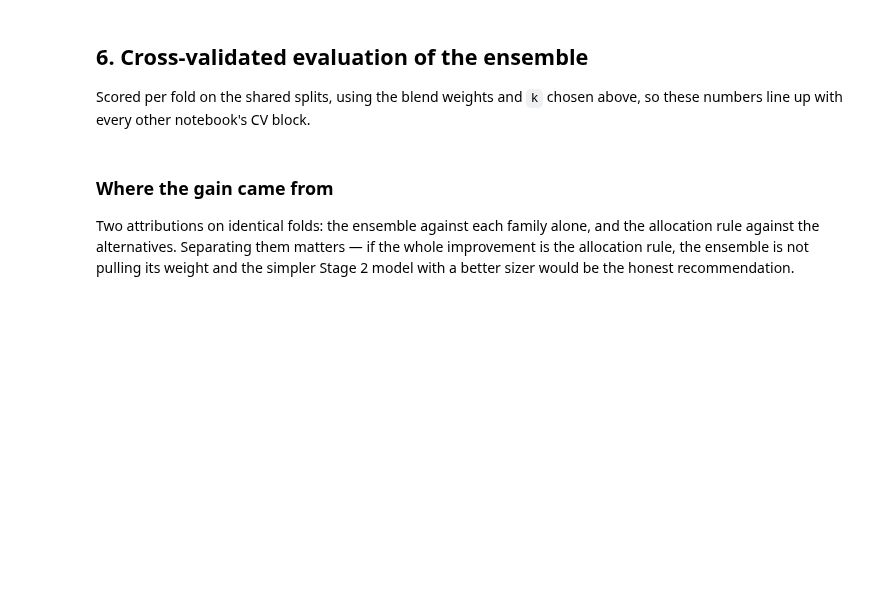
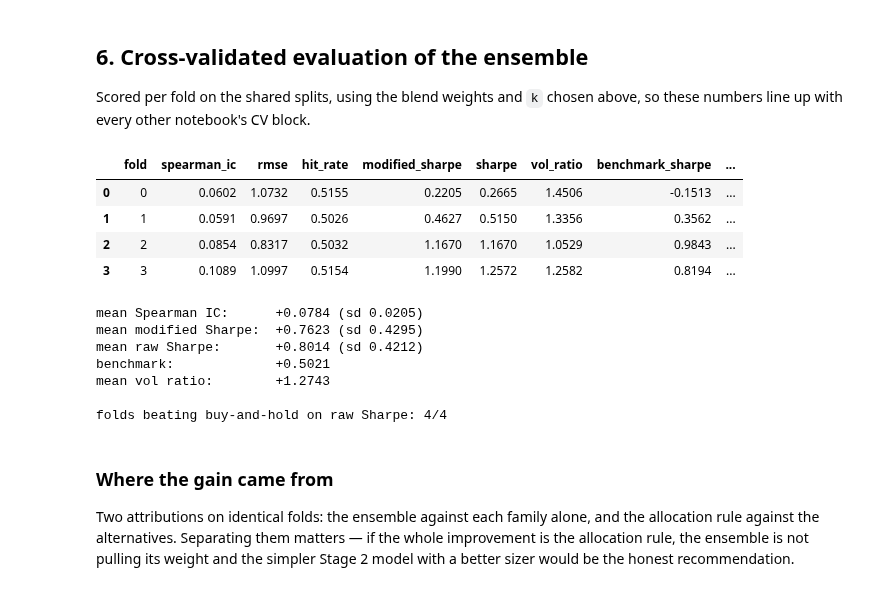
Before and after one commit to Seren1971/PMDL-Project-Market-Prediction, a Jupyter notebook: model_improvements/improved_ensemble_optuna.ipynb, the cells around one changed output. Drawn from its saved outputs; the diff is of its cells as text; code cells hidden in the pictures; blank space fills up the shorter version.

```diff
--- a/model_improvements/improved_ensemble_optuna.ipynb
+++ b/model_improvements/improved_ensemble_optuna.ipynb
@@ -340,29 +650,50 @@ above, so these numbers line up with every other notebook's CV block.
 # %%
 fold_metrics = []
 for fold in folds:
     idx = fold.val_idx
     val = train_df.iloc[idx]
-    preds = pd.DataFrame({f: oof[f][idx] for f in WEIGHTS})
-    pred = blend(preds, WEIGHTS)
-    pos = naive_allocation(pred, k=K)
+    preds = standardise(pd.DataFrame({f: oof[f][idx] for f in WEIGHTS}))
+    pred = scale_blend(blend(preds, WEIGHTS))   # same frozen scale
+    # FIX G — vol-budget sizing, not a constant k; vol_20 is already a
+    # feature column so no extra lookup is needed.
+    pos = vol_budget_allocation(1.0 + pred, val["vol_20"].to_numpy())
 
     m = evaluate(y.iloc[idx].to_numpy(), pred, weights=pos,
                  forward_returns=val["forward_returns"].to_numpy(),
                  risk_free_rate=val["risk_free_rate"].to_numpy())
     m["fold"] = fold.index
     fold_metrics.append(m)
 
 display(pd.DataFrame(fold_metrics)[
     ["fold", "spearman_ic", "rmse", "hit_rate", "modified_sharpe", "sharpe",
      "vol_ratio", "benchmark_sharpe", "mean_weight"]].round(4))
 
 cv_metrics = aggregate_folds([{k_: v for k_, v in m.items() if k_ != "fold"}
                               for m in fold_metrics])
 print("\nmean Spearman IC:      {spearman_ic_mean:+.4f} (sd {spearman_ic_std:.4f})"
       .format(**cv_metrics))
 print("mean modified Sharpe:  {modified_sharpe_mean:+.4f} (sd {modified_sharpe_std:.4f})"
       .format(**cv_metrics))
+print("mean raw Sharpe:       {sharpe_mean:+.4f} (sd {sharpe_std:.4f})"
+      .format(**cv_metrics))
 print("benchmark:             {benchmark_sharpe_mean:+.4f}".format(**cv_metrics))
+print("mean vol ratio:        {vol_ratio_mean:+.4f}".format(**cv_metrics))
+
+_beat = sum(m["sharpe"] > m["benchmark_sharpe"] for m in fold_metrics)
+print(f"\nfolds beating buy-and-hold on raw Sharpe: {_beat}/{len(fold_metrics)}")
+# %% [output]
+|  | fold | spearman_ic | rmse | hit_rate | modified_sharpe | sharpe | vol_ratio | benchmark_sharpe | ... |
+| 0 | 0 | 0.0602 | 1.0732 | 0.5155 | 0.2205 | 0.2665 | 1.4506 | -0.1513 | ... |
+| 1 | 1 | 0.0591 | 0.9697 | 0.5026 | 0.4627 | 0.5150 | 1.3356 | 0.3562 | ... |
+| 2 | 2 | 0.0854 | 0.8317 | 0.5032 | 1.1670 | 1.1670 | 1.0529 | 0.9843 | ... |
+| 3 | 3 | 0.1089 | 1.0997 | 0.5154 | 1.1990 | 1.2572 | 1.2582 | 0.8194 | ... |
+mean Spearman IC:      +0.0784 (sd 0.0205)
+mean modified Sharpe:  +0.7623 (sd 0.4295)
+mean raw Sharpe:       +0.8014 (sd 0.4212)
+benchmark:             +0.5021
+mean vol ratio:        +1.2743
+
+folds beating buy-and-hold on raw Sharpe: 4/4
 # %% [markdown]
 ### Where the gain came from
 
```
Also changed, not shown: parts of 20 cells of this notebook, 16 other files.
